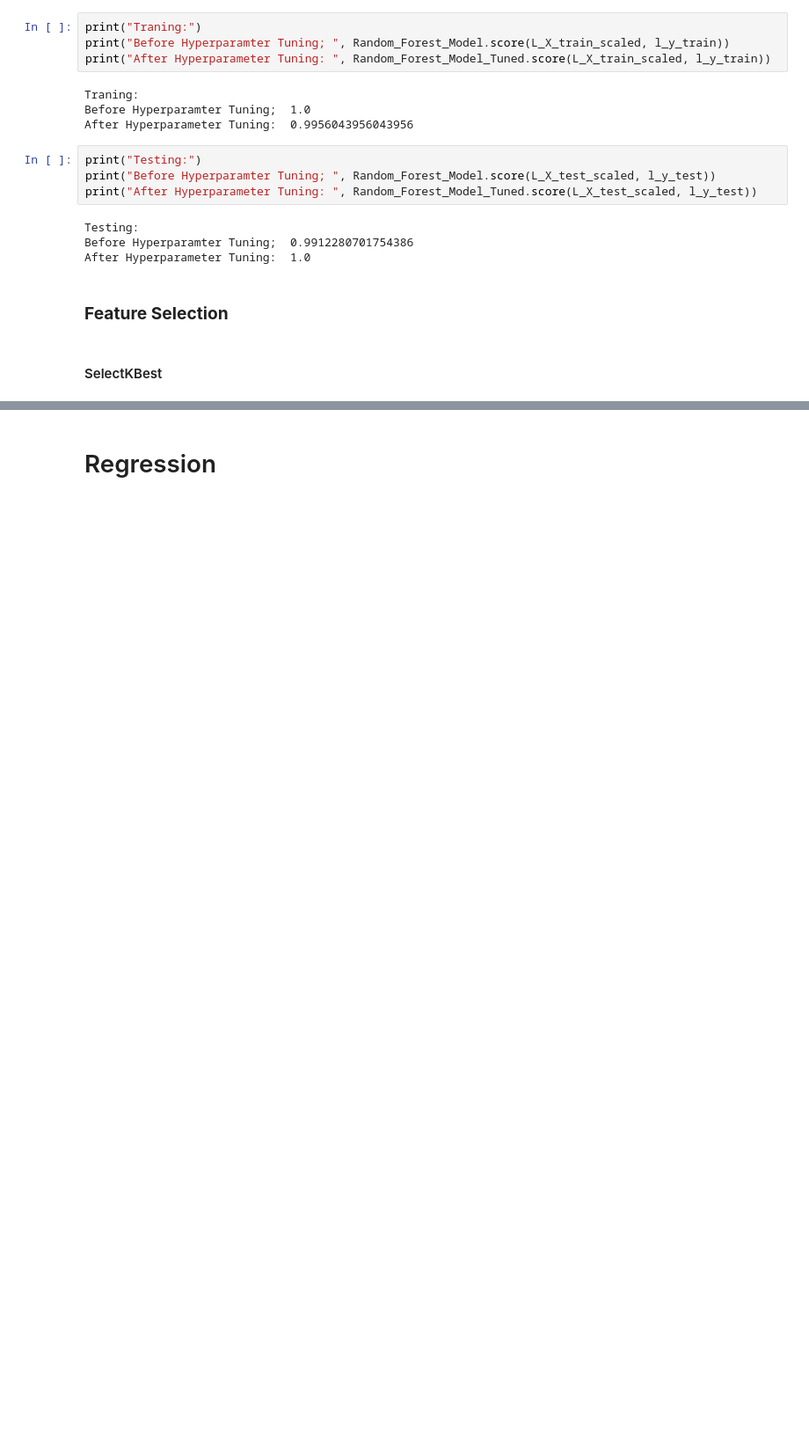
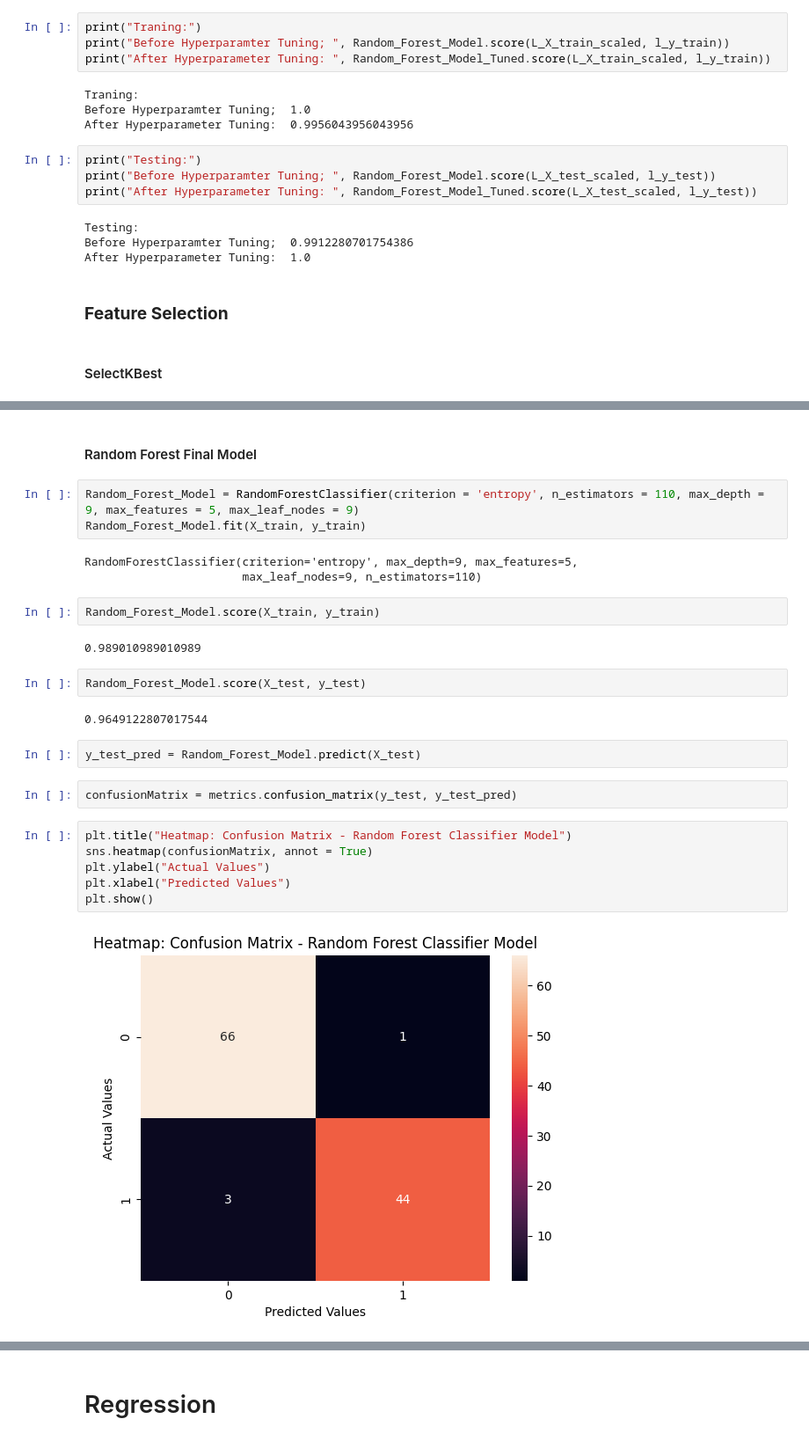
Before and after one commit to ShrDar/EDA-Classification-and-Regression-Models, a Jupyter notebook: notebooks/EDA_Classification_Regression.ipynb, the cells around one changed output, grey strips where cells are left out. Shown at 88% size. Saved outputs shown, nothing was run; the diff lists cells and outputs as text; blank space fills up the shorter version.

```diff
--- a/notebooks/EDA_Classification_Regression.ipynb
+++ b/notebooks/EDA_Classification_Regression.ipynb
@@ -698,0 +842,28 @@ After Hyperparameter Tuning:  1.0
+# %% [markdown]
+#### Random Forest Final Model
+# %%
+Random_Forest_Model = RandomForestClassifier(criterion = 'entropy', n_estimators = 110, max_depth = 9, max_features = 5, max_leaf_nodes = 9)
+Random_Forest_Model.fit(X_train, y_train)
+# %% [output]
+RandomForestClassifier(criterion='entropy', max_depth=9, max_features=5,
+                       max_leaf_nodes=9, n_estimators=110)
+# %%
+Random_Forest_Model.score(X_train, y_train)
+# %% [output]
+0.989010989010989
+# %%
+Random_Forest_Model.score(X_test, y_test)
+# %% [output]
+0.9649122807017544
+# %%
+y_test_pred = Random_Forest_Model.predict(X_test)
+# %%
+confusionMatrix = metrics.confusion_matrix(y_test, y_test_pred)
+# %%
+plt.title("Heatmap: Confusion Matrix - Random Forest Classifier Model")
+sns.heatmap(confusionMatrix, annot = True)
+plt.ylabel("Actual Values")
+plt.xlabel("Predicted Values")
+plt.show()
+# %% [output]
+[figure, added]
```
Also changed, not shown: parts of 37 cells of this notebook.
